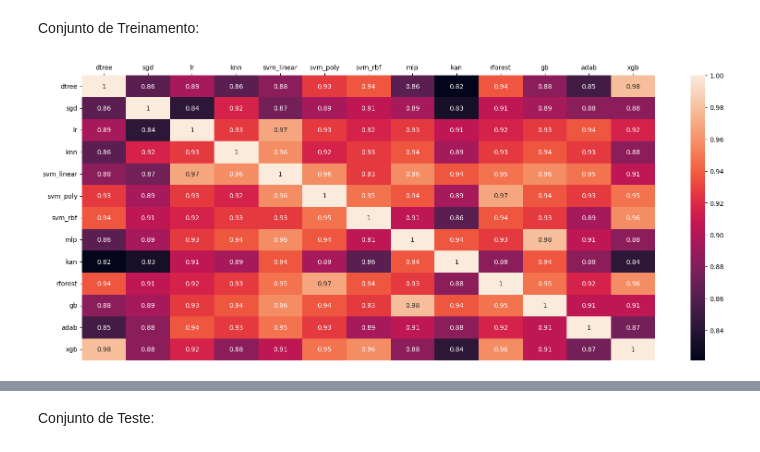
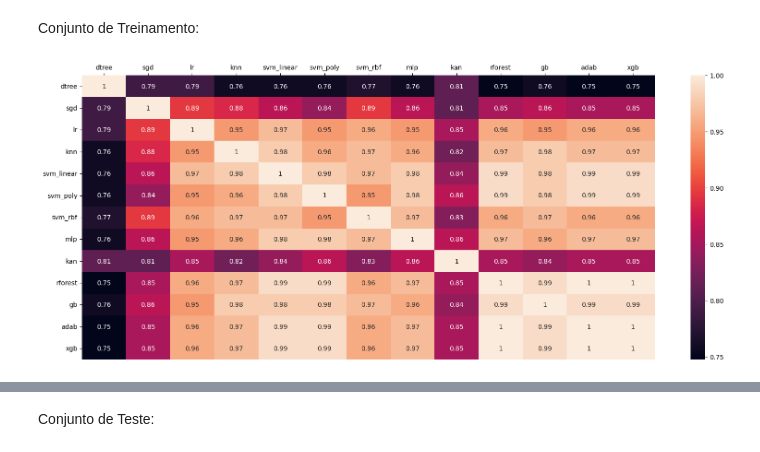
Before and after one commit to pedrobslima/proj-mtr, a Jupyter notebook: heart.ipynb, the cells around one changed output, grey strips where cells are left out. Saved outputs shown, nothing was run; the diff lists cells and outputs as text; code cells hidden in the pictures.

```diff
--- a/heart.ipynb
+++ b/heart.ipynb
@@ -553,10 +552,10 @@ if(kan_cv):
     kanet = KANClassifier(best_width, grid=best_grid, lr=best_lr, lamb=best_lamb, random_state=seed, grid_eps=1, steps=15).fit(Xb_train_norm, yb_train)
     with open('kan_params/heart.json', 'w') as f:
         json.dump({'width': best_width, 'grid': best_grid, 'lr': best_lr, 'lamb': best_lamb}, f)
-        joblib.dump(kanet.state_dict(), 'kan_params/heart.pkl')
-
+        #joblib.dump(kanet.state_dict(), 'kan_params/heart.pkl')
+    save(kanet.state_dict(), 'kan_params/heart.pt')
 else:
-    with open('params/heart.json', 'r') as f:
+    with open('kan_params/heart.json', 'r') as f:
         kan_dict = json.load(f)
     best_width = kan_dict['width']
     best_grid = kan_dict['grid']
@@ -564,8 +563,7 @@ else:
     best_lamb = kan_dict['lamb']
 
     kanet = KANClassifier(best_width, grid=best_grid, lr=best_lr, lamb=best_lamb, random_state=seed, grid_eps=1, steps=15)
-    with open('params/heart.pkl', 'rb') as f:
-        kanet = joblib.load(f)
+    kanet.load_state_dict(load('kan_params/heart.pt', weights_only=True))
 
 print('width: {},\ngrid: {},\nlr: {},\nlamb: {}'.format(best_width, best_grid, best_lr, best_lamb))
 # %% [output]
@@ -964,8 +962,9 @@ df_assessor.head()
 # %%
 Xa_train = df_assessor.loc[:,['age', 'sex', 'chest_pain', 'blood_pressure', 'cholestoral',
        'blood_sugar', 'eletro_results', 'max_heart_rate', 'exer_angina',
-       'oldpeak', 'slope_peak', 'major_vessels', 'thal', 'target']]
+       'oldpeak', 'slope_peak', 'major_vessels', 'thal']]
 
+ya_train_tgt = df_assessor['target']
 ya_train = df_assessor.loc[:,model_names]
 # %%
 Xa_train.head()
@@ -996,7 +995,7 @@ for i in range(len(models)):
 
     ya_test.loc[:,model_names[i]] = 1 - y_pred[np.arange(len(y_pred)), ya_test['target']]
 
-Xa_test.loc[:, 'target'] = ya_test['target']
+ya_test_tgt = ya_test['target']
 ya_test = ya_test.drop(columns=['target'])
 # %% [markdown]
 #### Análise de correlações
@@ -1011,11 +1010,11 @@ pred_hits2 = {}
 
 for i in range(len(models)):
     if(model_names[i] in ['dtree', 'rforest', 'gb', 'adab', 'xgb']):
-        y_pred = models[i].predict(Xa_test.drop(columns=['target']))
+        y_pred = models[i].predict(Xa_test)
     else:
         y_pred = models[i].predict(Xa_test_norm)
 
-    pred_hits2[model_names[i]] = y_pred == Xa_test['target']
+    pred_hits2[model_names[i]] = y_pred == ya_test_tgt
 # %%
 pred_corrls2 = pd.DataFrame(columns=model_names, index=model_names, dtype=float)
 
@@ -1115,20 +1114,20 @@ Conjunto de Treinamento:
 # %%
 y_pred = pd.DataFrame(regchain.predict(Xa_train), columns=model_names, index=Xa_train.index)
 # v Melhorar esse cálculo de correlação para fazer
 # v melhor uso do 1-(probabilidade da classe correta)
 y_pred = y_pred.map(lambda x: 1 - round(x))
 
 regchain_corrls = pd.DataFrame(columns=model_names, index=model_names, dtype=float)
 
 for m in model_names:
     for n in model_names:
-        regchain_corrls.at[m,n] = np.mean((y_pred[m]==Xa_train['target'])==(y_pred[n]==Xa_train['target']))
+        regchain_corrls.at[m,n] = np.mean((y_pred[m]==ya_train_tgt)==(y_pred[n]==ya_train_tgt))
 
 plt.figure(figsize=(20,8))
 hm = sns.heatmap(regchain_corrls, annot=True)
 hm.xaxis.tick_top()
 # %% [output]
-[figure, old version]
+[figure, new version]
 # %%
 regchain_corrls_values = pd.Series(regchain_corrls.values.reshape((169,)))
 regchain_corrls_values.describe()
```
Also changed, not shown: parts of 37 cells of this notebook, 3 other files.
